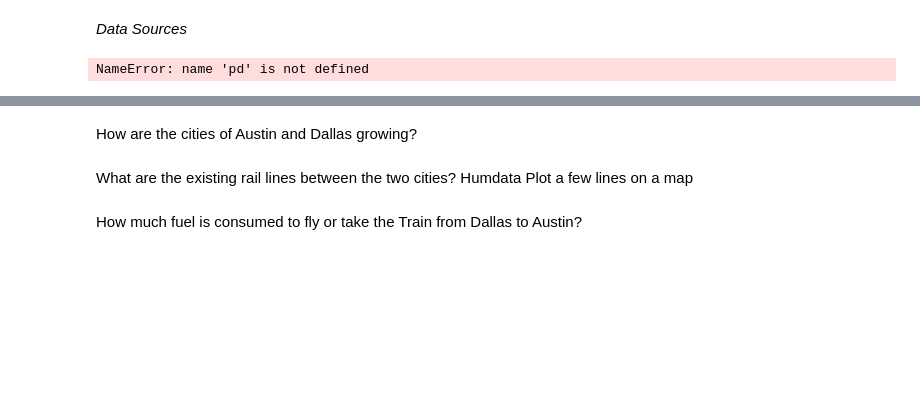
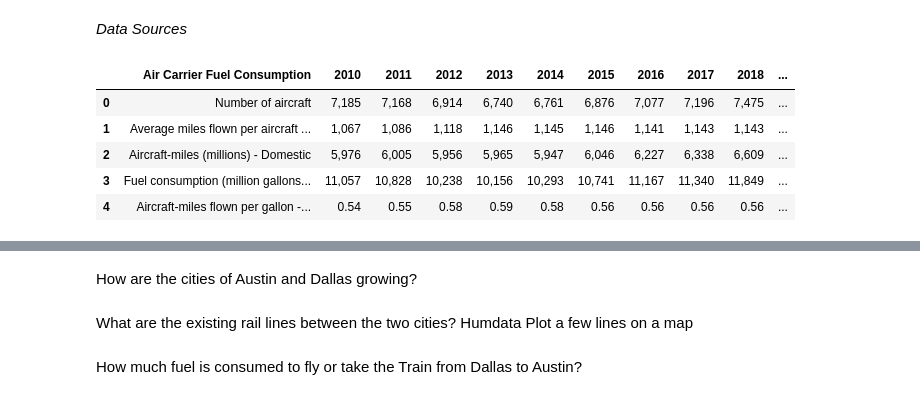
Before and after one commit to bennettnorth/Group-5-Project-1, a Jupyter notebook: Project File.ipynb, the cells around one changed output, grey strips where cells are left out. Saved outputs shown, nothing was run; the diff lists cells and outputs as text; code cells hidden in the pictures; blank space fills up the shorter version.

```diff
--- a/Project File.ipynb
+++ b/Project File.ipynb
@@ -17,27 +20,28 @@ import pprint
 # %%
 #Census API
 #c2c15d86f334f8f317c455ad5503dc9b7f4a3077
 
 # census_url = "https://api.census.gov/data/2019/acs/acs1?get=NAME,B01001_001E&for=metropolitan%20statistical%20area/micropolitan%20statistical%20area:*"
 
 # #Track Data
 # file = "./Texas_Railroads.geojson"
 # track_data = gpd.read_file(file)
 # #Read track url into dataframe
 
 # # Create a GeoDataFrame from the track_data
 # gdf = gpd.GeoDataFrame(track_data, geometry='geometry')
 
 # #emissions Data for plane and train rides
 
-# # read TRAIN fuel csv file and create dataframe
-# trains_fuel_csv = "Resources/trains_fuel_data.csv"
-# trains_fuel_df = pd.read_csv(trains_fuel_csv)
-
 # read PLANE fuel csv file and create dataframe
-planes_fuel_csv = ("Resources/planes_fuel_data.csv")
+planes_fuel_csv = "Resources/planes_fuel_data.csv"
 planes_fuel_df = pd.read_csv(planes_fuel_csv, encoding="utf-8")
 
 planes_fuel_df
 # %% [output]
-NameError: name 'pd' is not defined
+|  | Air Carrier Fuel Consumption | 2010 | 2011 | 2012 | 2013 | 2014 | 2015 | 2016 | 2017 | 2018 | ... |
+| 0 | Number of aircraft | 7,185 | 7,168 | 6,914 | 6,740 | 6,761 | 6,876 | 7,077 | 7,196 | 7,475 | ... |
+| 1 | Average miles flown per aircraft ... | 1,067 | 1,086 | 1,118 | 1,146 | 1,145 | 1,146 | 1,141 | 1,143 | 1,143 | ... |
+| 2 | Aircraft-miles (millions) - Domestic | 5,976 | 6,005 | 5,956 | 5,965 | 5,947 | 6,046 | 6,227 | 6,338 | 6,609 | ... |
+| 3 | Fuel consumption (million gallons... | 11,057 | 10,828 | 10,238 | 10,156 | 10,293 | 10,741 | 11,167 | 11,340 | 11,849 | ... |
+| 4 | Aircraft-miles flown per gallon -... | 0.54 | 0.55 | 0.58 | 0.59 | 0.58 | 0.56 | 0.56 | 0.56 | 0.56 | ... |
```
Also changed, not shown: parts of 3 cells of this notebook.
